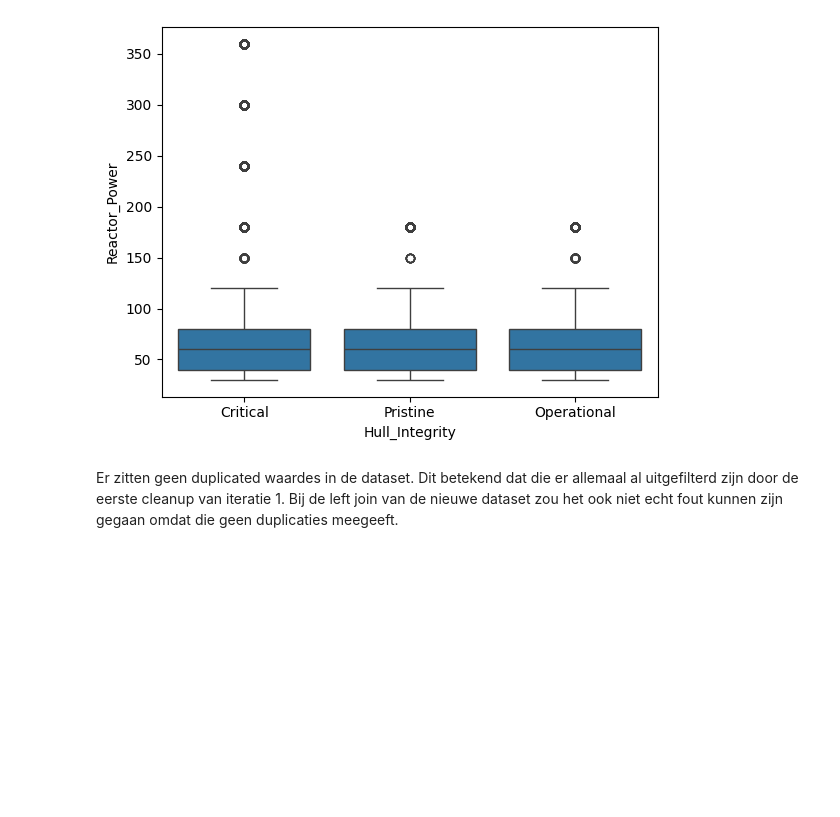
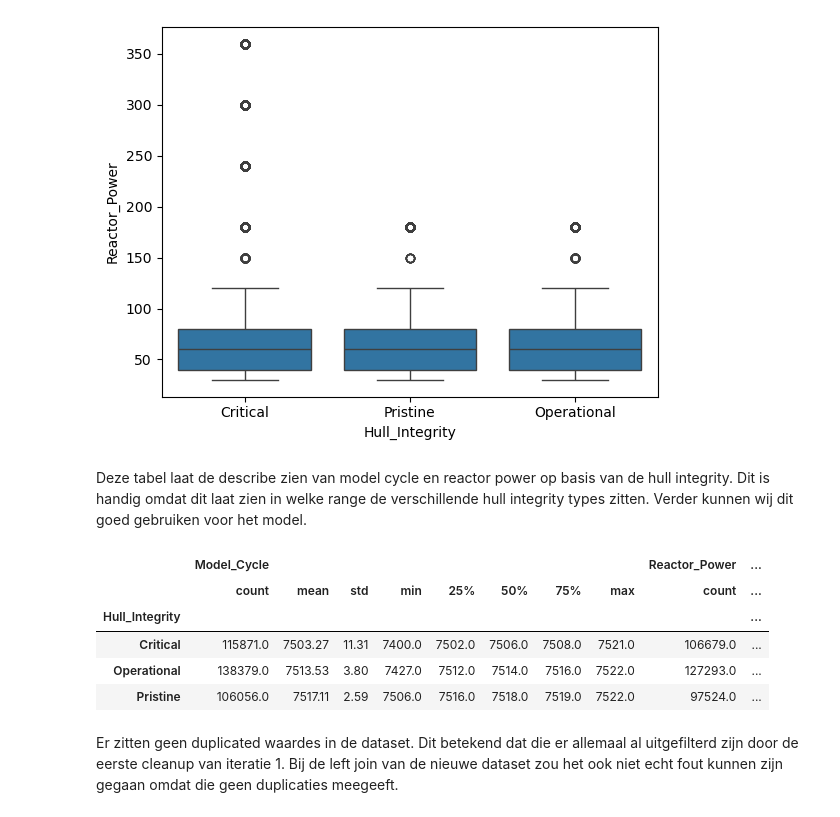
Before and after one commit to Jamie1111/DDD-Databazen-, a Jupyter notebook: assignment_template_it2.ipynb, the cells around one changed output. Cells and saved outputs as stored; diff of their text form; code cells hidden in the pictures; blank space fills up the shorter version.

```diff
--- a/assignment_template_it2.ipynb
+++ b/assignment_template_it2.ipynb
@@ -282,6 +282,17 @@ sns.boxplot(x='Hull_Integrity', y='Reactor_Power', data=df)
 plt.show()
 # %% [output]
 [figure]
+# %% [markdown]
+Deze tabel laat de describe zien van model cycle en reactor power op basis van de hull integrity. Dit is handig omdat dit laat zien in welke range de verschillende hull integrity types zitten. Verder kunnen wij dit goed gebruiken voor het model.
+# %%
+df.groupby('Hull_Integrity')[['Model_Cycle', 'Reactor_Power']].describe().round(2)
+# %% [output]
+|  | Model_Cycle |  |  |  |  |  |  |  | Reactor_Power | ... |
+|  | count | mean | std | min | 25% | 50% | 75% | max | count | ... |
+| Hull_Integrity |  |  |  |  |  |  |  |  |  | ... |
+| Critical | 115871.0 | 7503.27 | 11.31 | 7400.0 | 7502.0 | 7506.0 | 7508.0 | 7521.0 | 106679.0 | ... |
+| Operational | 138379.0 | 7513.53 | 3.80 | 7427.0 | 7512.0 | 7514.0 | 7516.0 | 7522.0 | 127293.0 | ... |
+| Pristine | 106056.0 | 7517.11 | 2.59 | 7506.0 | 7516.0 | 7518.0 | 7519.0 | 7522.0 | 97524.0 | ... |
 # %% [markdown]
 Er zitten geen duplicated waardes in de dataset. Dit betekend dat die er allemaal al uitgefilterd zijn door de eerste cleanup van iteratie 1. Bij de left join van de nieuwe dataset zou het ook niet echt fout kunnen zijn gegaan omdat die geen duplicaties meegeeft.
 # %%
```
Also changed, not shown: parts of 15 cells of this notebook.
